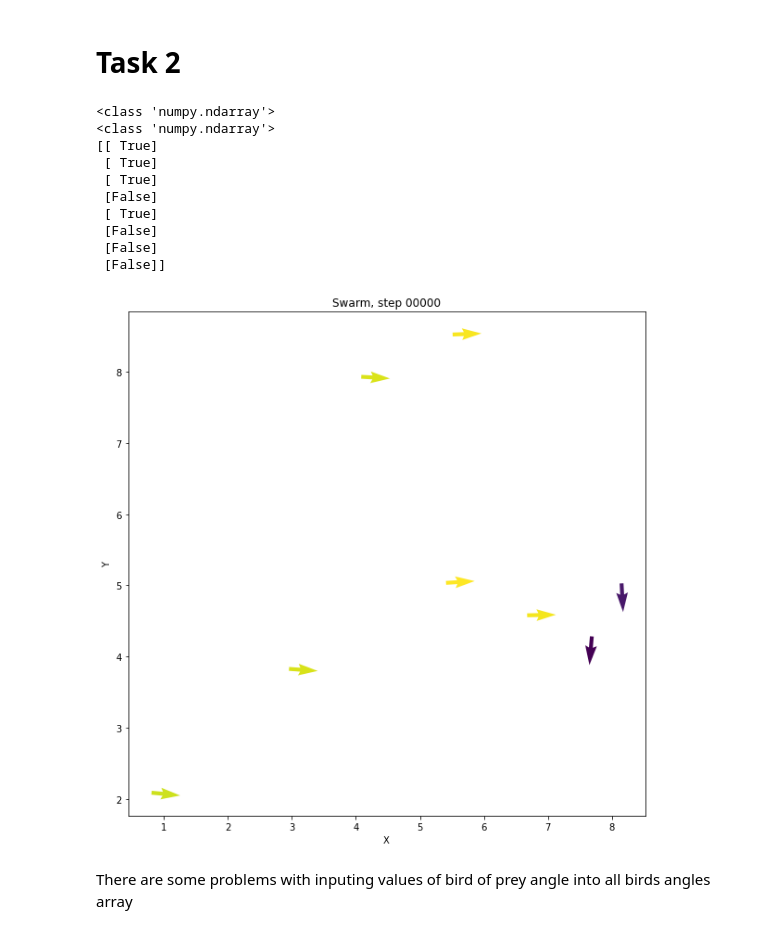
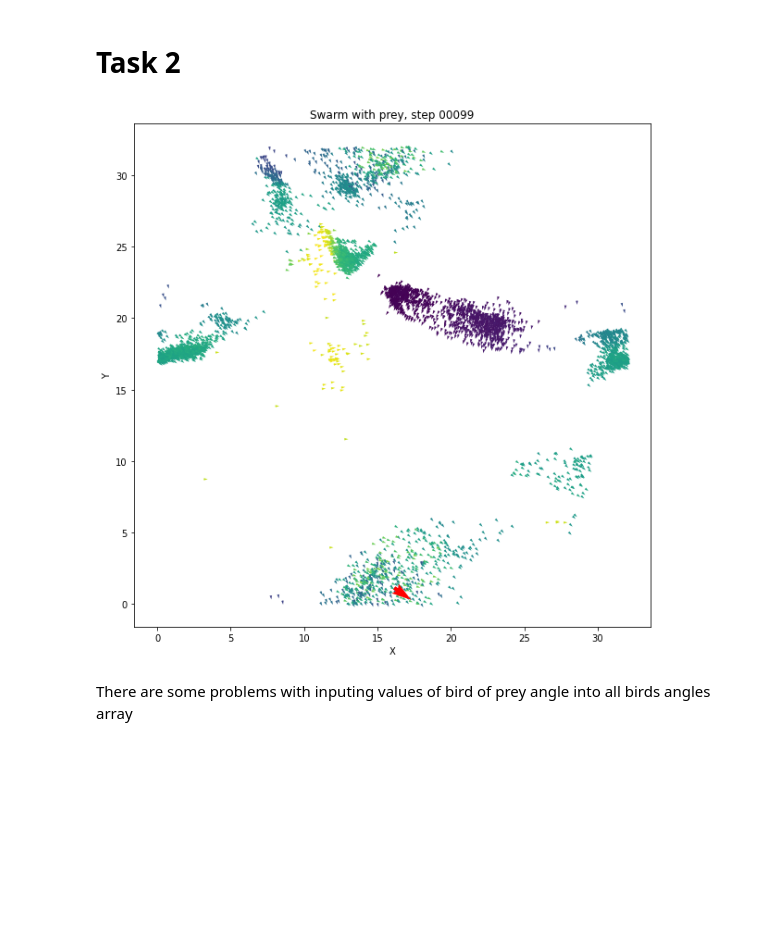
Before and after one commit to draczew23/cmcs_lab_3, a Jupyter notebook: swarm.ipynb, the cells around one changed output. Drawn from its saved outputs; the diff is of its cells as text; code cells hidden in the pictures; blank space fills up the shorter version.

Commit message:
almost works, only prey bird makes other birds group around him

```diff
--- a/swarm.ipynb
+++ b/swarm.ipynb
@@ -96,7 +96,7 @@ v_0 = 2
 a = 0.15
 noise_degrees = 50
 
-t_steps = 10
+t_steps = 600
 
 #  Here we initialize our birds postions and velocities
 positions = initialize_birds(L, N)
@@ -120,6 +120,7 @@ for t in range(t_steps):
     new_x = positions[0:, 0:1] + v_0 * np.cos(new_angles)
     new_y = positions[0:, 1:] + v_0 * np.sin(new_angles)
 
+    vec = x_dir + y_dir
     apply_boundary_conditions(positions, new_x, new_y, L)
 
     if t % 1 == 0:
@@ -128,7 +129,7 @@ for t in range(t_steps):
         plt.clf()
         plt.xlabel("X")
         plt.ylabel("Y")
-        plt.quiver(np.asarray(positions[0:, 0:1]), np.asarray(positions[0:, 1:]), np.asarray(x_dir), np.asarray(y_dir) , np.asarray(x_dir + y_dir))
+        plt.quiver(np.asarray(positions[0:, 0:1]), np.asarray(positions[0:, 1:]), np.asarray(x_dir), np.asarray(y_dir) , np.asarray(vec))
 
         nStr = str(t)
         nStr = nStr.rjust(5, '0')
@@ -170,8 +173,8 @@ from matplotlib.pyplot import figure
 # %%
 # initializing our birds positions
 def initialize_birds(L, N):
-    x_positons = np.random.uniform(0, L - 1, N)
-    y_positons = np.random.uniform(0, L - 1, N)
+    x_positons = np.random.uniform(4, L - 1, N)  # test with change here not from zero but from 1
+    y_positons = np.random.uniform(4, L - 1, N)
 
     combined = np.vstack((x_positons, y_positons)).T
     return combined
@@ -248,22 +251,24 @@ def apply_boundary_conditions(positions, new_x, new_y, L):
 
 # Initialization parameters
 
-L = 10
-N = 8
+L = 32
+N = 5000
 r = 1
 r_b = 4
 v_0 = 2
 a = 0.15
 
-noise_degrees = 50
-noise_degrees_prey = 40
+noise_degrees = 20
+noise_degrees_prey = 30
+noise_degrees_escaping = 200
 
-t_steps = 1
+t_steps = 100
 
 #  Here we initialize our birds postions and velocities
 positions = initialize_birds(L, N)
 # Add a bird of prey
 prey = len(positions) - 1
+positions[prey] = np.array([1, 1])
 #   test init angles
 angles = init_angles(N) # here i have to think how to repair it
 
@@ -274,63 +279,56 @@ for t in range(t_steps):
     birds_tree = cKDTree(positions, boxsize=[L,L])
     dist = birds_tree.sparse_distance_matrix(birds_tree,max_distance=r,output_type='coo_matrix')
 
+    new_angles = np.zeros(angles.shape)
+    new_angles = angles
+    new_angles = update_angles(dist, angles, noise_degrees)
+    angles = new_angles
+
     chased_birds = birds_tree.query_ball_point(positions[prey], r_b)    #  finds birds that can be chased
     closed_birds = birds_tree.query(positions[prey], len(chased_birds)) # finds closest birds
 
-    chased_birds_ar = np.asarray(chased_birds)
+    chased_birds_ar = np.asarray(chased_birds)  # conversion to numpy arrays
     closed_birds_ar = np.asarray(closed_birds)
 
     min_arg = np.asarray(closed_birds[1][0]) # closest bird index
     angles_ar = np.asarray(angles)
 
     angles_ar[prey] = angles_ar[min_arg] + a * add_noise(noise_degrees_prey, 1)
-    np.put(angles_ar, chased_birds_ar, angles_ar[min_arg] + a * add_noise(noise_degrees, len(chased_birds)))
+    F = angles_ar[min_arg] + a * add_noise(noise_degrees_escaping, len(chased_birds))
+    np.put(angles_ar, chased_birds_ar, F)
 
-    print(type(chased_birds_ar))
-    angles_mask = np.ones(angles_ar.shape, dtype=bool) #np.ones_like(a,dtype=bool)
-    print(type(angles_mask))
-    angles_mask[chased_birds_ar] = False
-    angles_mask[prey] = False
-    print(angles_mask)
-
+    # angles_mask = np.ones(angles_ar.shape, dtype=bool)
+    # angles_mask[chased_birds_ar] = False
+    # angles_mask[prey] = False
 
     angles = np.asmatrix(angles_ar)
 
-    new_angles = update_angles(dist, angles, noise_degrees)
-    angles = new_angles
+    x_dir = np.cos(angles)
+    y_dir = np.sin(angles)
 
-    x_dir = np.cos(new_angles)
-    y_dir = np.sin(new_angles)
+    new_x = positions[0:, 0:1] + v_0 * np.cos(angles) # here is mistake
+    new_y = positions[0:, 1:] + v_0 * np.sin(angles)
 
-    new_x = positions[0:, 0:1] + v_0 * np.cos(new_angles)
-    new_y = positions[0:, 1:] + v_0 * np.sin(new_angles)
+    vec = x_dir + y_dir
 
     apply_boundary_conditions(positions, new_x, new_y, L)
 
     if t % 1 == 0:
         # Plot birds
         plt.rcParams["figure.figsize"] = (10, 10)
         plt.clf()
         plt.xlabel("X")
         plt.ylabel("Y")
-        plt.quiver(np.asarray(positions[0:, 0:1]), np.asarray(positions[0:, 1:]), np.asarray(x_dir), np.asarray(y_dir) , np.asarray(x_dir + y_dir))
+        plt.quiver(np.asarray(positions[0:, 0:1]), np.asarray(positions[0:, 1:]), np.asarray(x_dir), np.asarray(y_dir) , np.asarray(vec))
+        # prey
+        plt.quiver(np.asarray(positions[prey][0]), np.asarray(positions[prey][1]), np.asarray(x_dir[prey]), np.asarray(y_dir[prey]), color="r", scale=25)
 
         nStr = str(t)
         nStr = nStr.rjust(5, '0')
-        plt.title("Swarm, step " + nStr)
+        plt.title("Swarm with prey, step " + nStr)
         plt.savefig('img' + nStr + '.png')
 # %% [output]
-<class 'numpy.ndarray'>
-<class 'numpy.ndarray'>
-[[ True]
- [ True]
- [ True]
- [False]
- [ True]
- [False]
- [False]
- [False]]
-[figure, old version]
+[figure, new version]
 # %% [markdown]
 There are some problems with inputing values of bird of prey angle into all birds angles array
 # %%
```
Also changed, not shown: parts of 3 cells of this notebook.
